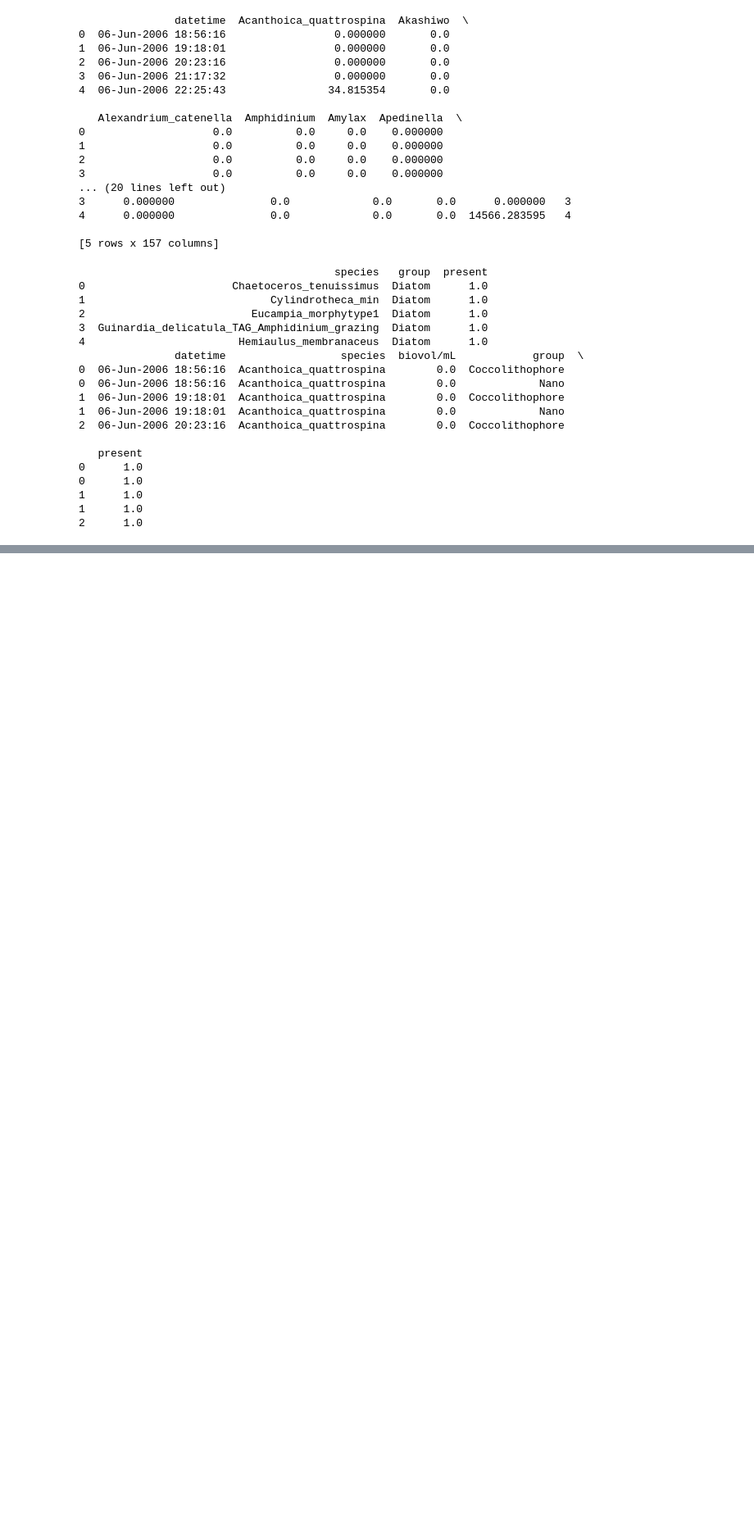
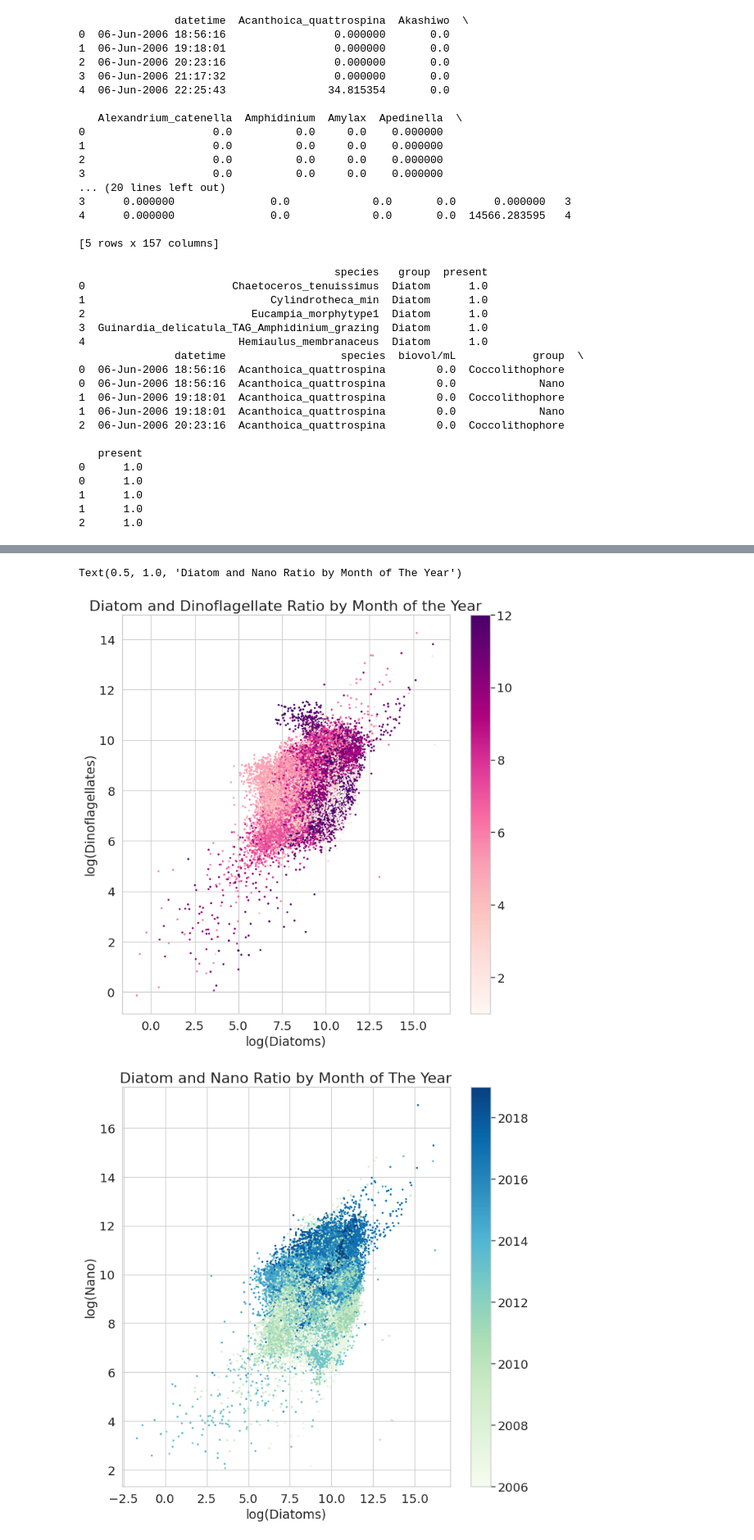
Before and after one commit to miraSantos/plankton-index, a Jupyter notebook: pi_convex_hull.ipynb, the cells around one changed output, grey strips where cells are left out. Shown at 82% size. Saved outputs shown, nothing was run; the diff lists cells and outputs as text; code cells hidden in the pictures; blank space fills up the shorter version.

```diff
--- a/pi_convex_hull.ipynb
+++ b/pi_convex_hull.ipynb
@@ -161,0 +147,34 @@ pylab.show()
+# %%
+from matplotlib.pyplot import figure
+from scipy.stats import gaussian_kde #req'd for density dot plot
+
+figure(figsize=(10, 10), dpi=80)
+
+plt.scatter(np.log(df_short['Diatom']),
+            np.log(df_short['Dinoflagellate']),
+            c=df_short["month"],
+           cmap = "RdPu",
+           s = 3)
+plt.colorbar()
+plt.xlabel("log(Diatoms)",size = 17)
+plt.ylabel("log(Dinoflagellates)",size = 17)
+plt.title("Diatom and Dinoflagellate Ratio by Month of the Year",size = 20)
+
+from matplotlib.pyplot import figure
+from scipy.stats import gaussian_kde #req'd for density dot plot
+
+figure(figsize=(10, 10), dpi=80)
+
+plt.scatter(np.log(df_short['Diatom']),
+            np.log(df_short['Nano']),
+            c=df_short["year"],
+           cmap = "GnBu",
+           s = 3)
+plt.colorbar()
+plt.xlabel("log(Diatoms)",size = 17)
+plt.ylabel("log(Nano)",size = 17)
+plt.title("Diatom and Nano Ratio by Month of The Year",size = 20)
+# %% [output]
+Text(0.5, 1.0, 'Diatom and Nano Ratio by Month of The Year')
+[figure, added]
+[figure, added]
```
Also changed, not shown: parts of 12 cells of this notebook.
